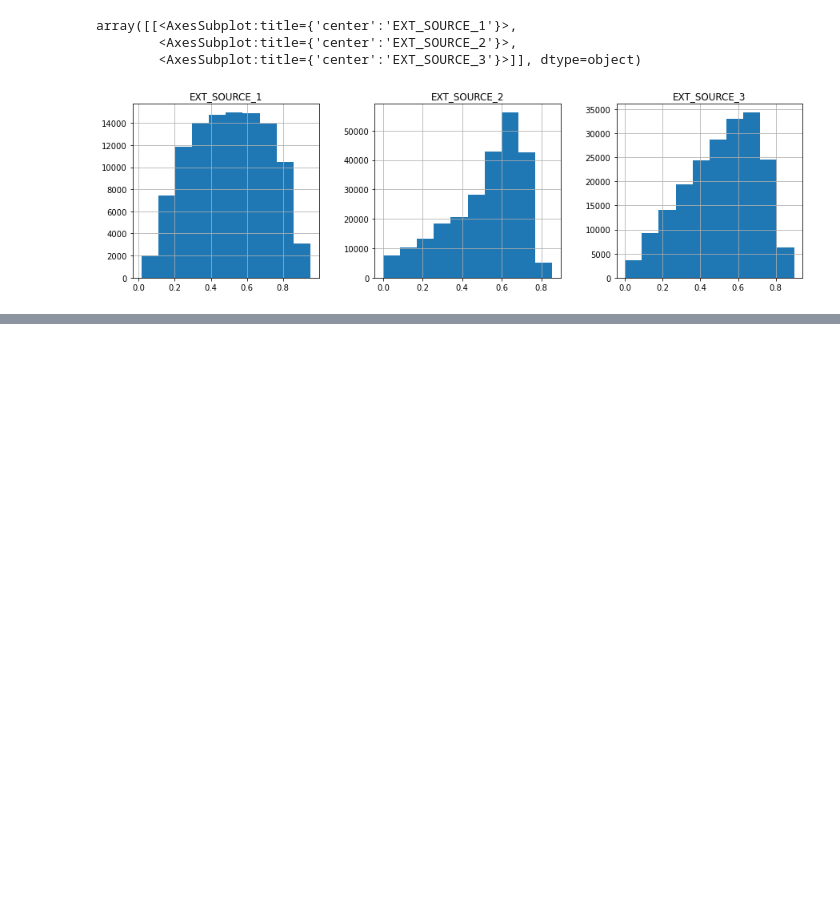
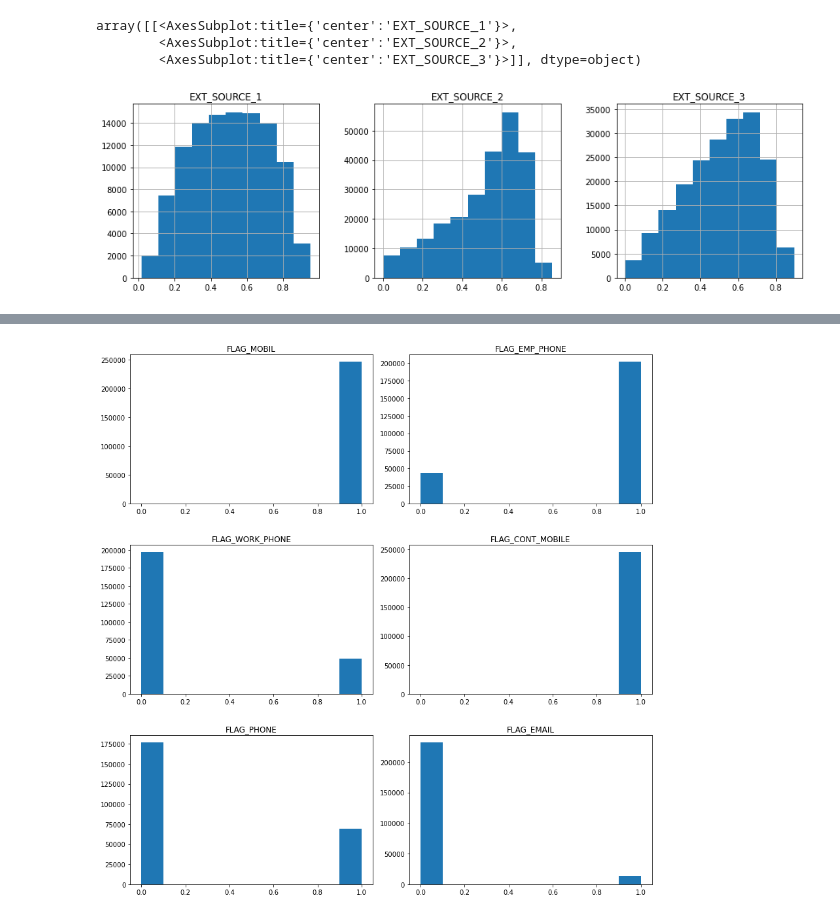
Before and after one commit to NgChi493510/Data-Preparation-Project-Group-14, a Jupyter notebook: EDA/EDA - Application Train.ipynb, the cells around one changed output, grey strips where cells are left out. Drawn from its saved outputs; the diff is of its cells as text; code cells hidden in the pictures; blank space fills up the shorter version.

```diff
--- a/EDA/EDA - Application Train.ipynb
+++ b/EDA/EDA - Application Train.ipynb
@@ -234,0 +239,12 @@ for i in range(5):
+# %%
+# contact
+cols1= ['FLAG_MOBIL','FLAG_EMP_PHONE','FLAG_WORK_PHONE','FLAG_CONT_MOBILE','FLAG_PHONE','FLAG_EMAIL']
+f, axes = plt.subplots(3,2,figsize= (12,12))
+for ax, column in zip(axes.flatten(),cols1):
+    ax.hist(df[column])
+    ax.set_title(column)
+# most client have their own mobile phone, email, can be reachable,
+# lets look in to emp phone, work phone and home phone
+f.tight_layout(h_pad = 3)
+# %% [output]
+[figure, added]
```
Also changed, not shown: parts of 9 cells of this notebook.
